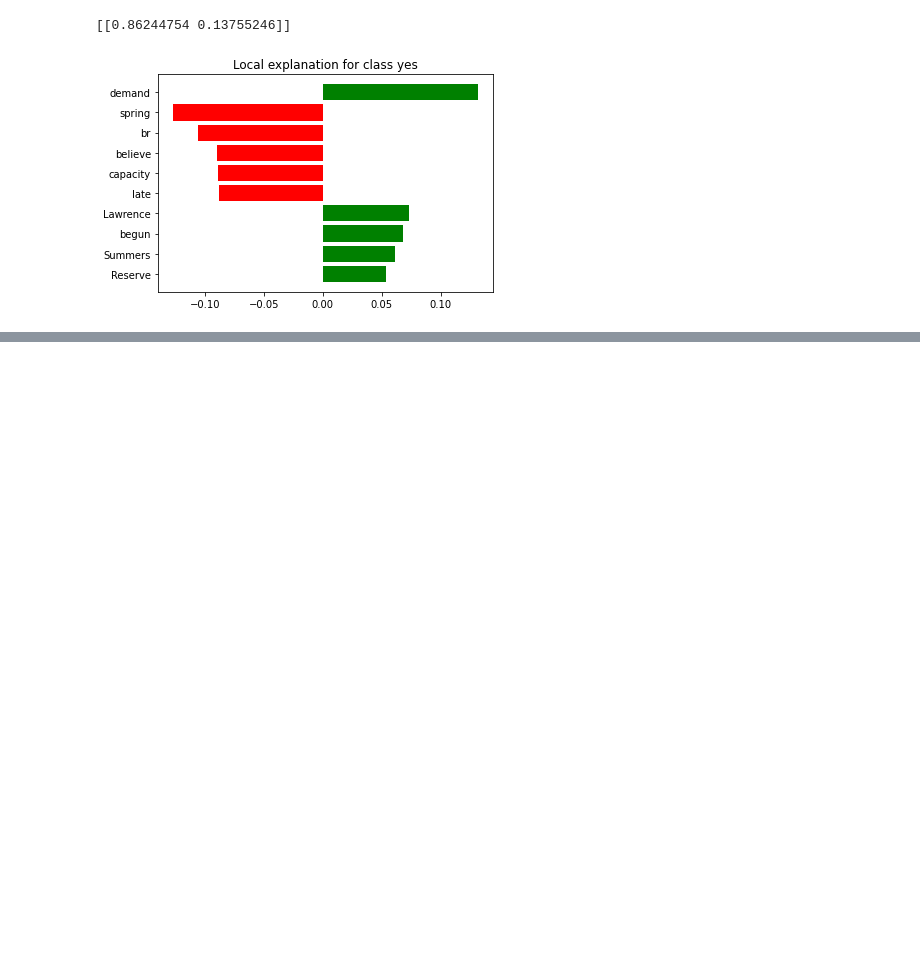
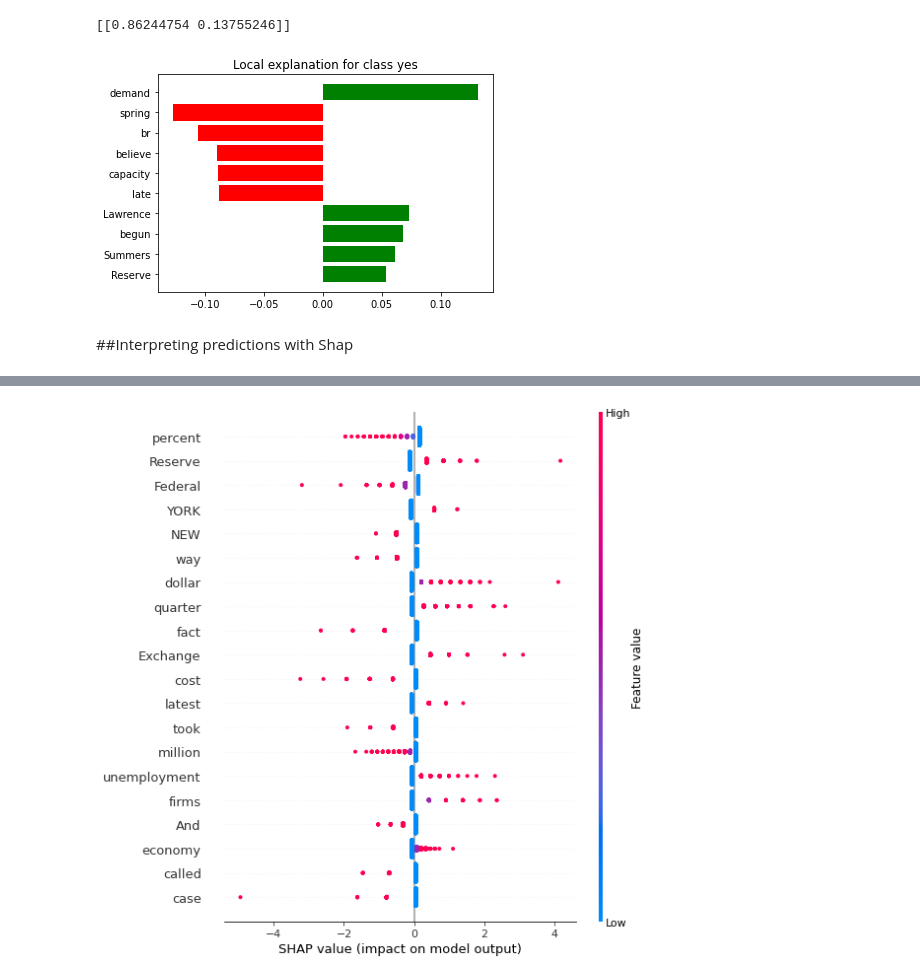
Before and after one commit to mralamdari/NLP-Text_Classification, a Jupyter notebook: NLP_Text_Classification_Pipeline.ipynb, the cells around one changed output, grey strips where cells are left out. Drawn from its saved outputs; the diff is of its cells as text; code cells hidden in the pictures; blank space fills up the shorter version.

```diff
--- a/NLP_Text_Classification_Pipeline.ipynb
+++ b/NLP_Text_Classification_Pipeline.ipynb
@@ -266,3 +266,5 @@ exp = explainer.explain_instance(x_test[76], c.predict_proba, num_features=10)
 fig = exp.as_pyplot_figure()
 # %% [output]
 [figure]
+# %% [markdown]
+##Interpreting predictions with Shap
@@ -268,0 +273,9 @@ fig = exp.as_pyplot_figure()
+# %%
+import shap
+explainer = shap.LinearExplainer(lr_model, x_train_dtm, feature_perturbation='interventional')
+shap_values = explainer.shap_values(x_test_dtm)
+x_test_array = x_test_dtm.toarray()
+# %%
+shap.initjs()
+shap.summary_plot(shap_values, x_test_array, feature_names=vect.get_feature_names())
+# %% [output]
@@ -268,0 +283 @@ fig = exp.as_pyplot_figure()
+[figure, added]
```
Also changed, not shown: parts of 2 cells of this notebook.
